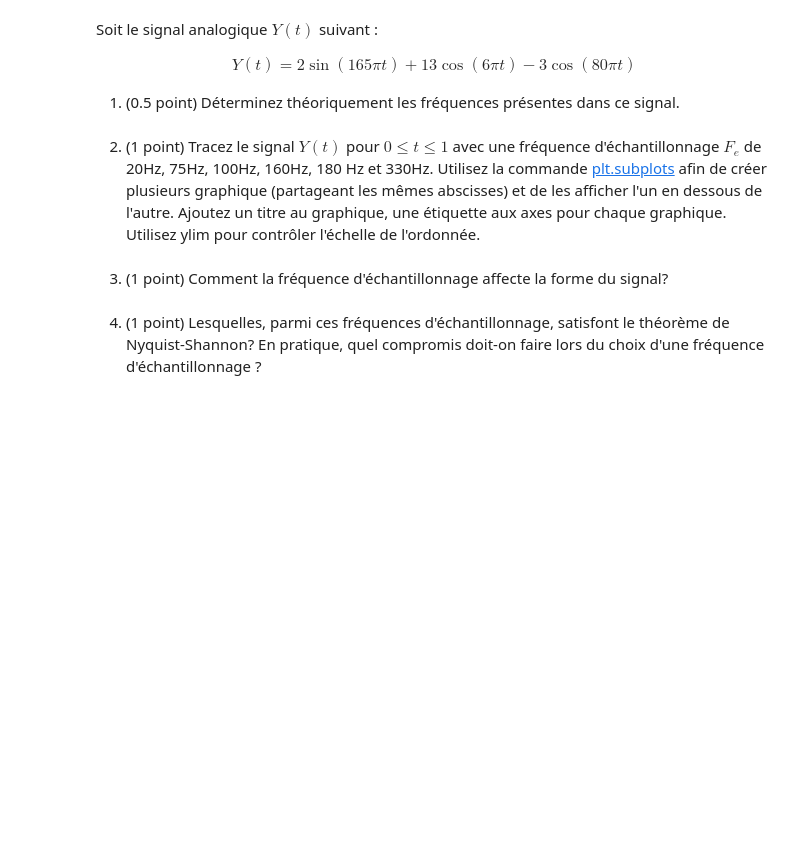
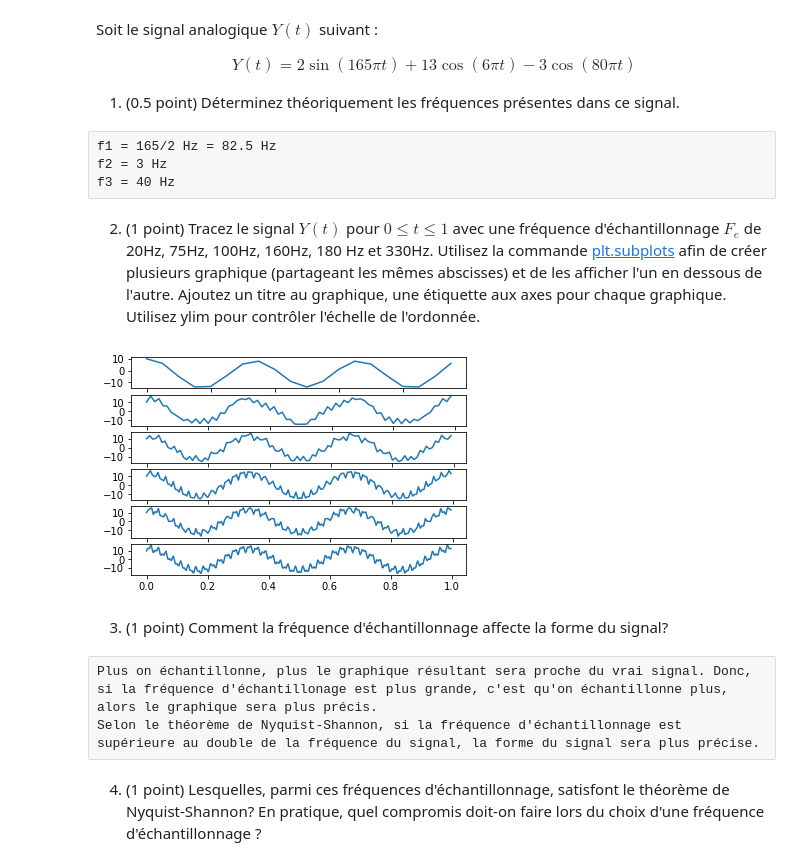
Before and after one commit to treque/imageprocessing, a Jupyter notebook: tp1/lab1_fr.ipynb, the cells around one changed output. Drawn from its saved outputs; the diff is of its cells as text; code cells hidden in the pictures; blank space fills up the shorter version.

```diff
--- a/tp1/lab1_fr.ipynb
+++ b/tp1/lab1_fr.ipynb
@@ -166,5 +166,9 @@ Y(t) = 2\sin( 165\pi t ) + 13\cos( 6\pi t ) - 3\cos( 80\pi t )
 \end{align}
 
 1. (0.5 point) Déterminez théoriquement les fréquences présentes dans ce signal.
+# %% [raw]
+f1 = 165/2 Hz = 82.5 Hz
+f2 = 3 Hz
+f3 = 40 Hz
 # %% [markdown]
 2. (1 point) Tracez le signal $Y(t)$ pour $0 \leq t \leq 1$ avec une fréquence d'échantillonnage $F_e$ de 20Hz, 75Hz, 100Hz, 160Hz, 180 Hz et 330Hz. Utilisez la commande [plt.subplots](https://matplotlib.org/api/_as_gen/matplotlib.pyplot.subplots.html) afin de créer plusieurs graphique (partageant les mêmes abscisses) et de les afficher l'un en dessous de l'autre. Ajoutez un titre au graphique, une étiquette aux axes pour chaque graphique. Utilisez ylim pour contrôler l'échelle de l'ordonnée.
@@ -173,4 +175,35 @@ Y(t) = 2\sin( 165\pi t ) + 13\cos( 6\pi t ) - 3\cos( 80\pi t )
+# %%
+## Code ##
+
+t1 = np.arange(0, 1, 1/20)
+t2 = np.arange(0, 1, 1/75)
+t3 = np.arange(0, 1, 1/100)
+t4 = np.arange(0, 1, 1/160)
+t5 = np.arange(0, 1, 1/180)
+t6 = np.arange(0, 1, 1/330)
+
+y1 = 2 * np.sin(165 * np.pi * t1) + 13 * np.cos(6 * np.pi * t1) - 3 * np.cos(80 * np.pi * t1)
+y2 = 2 * np.sin(165 * np.pi * t2) + 13 * np.cos(6 * np.pi * t2) - 3 * np.cos(80 * np.pi * t2)
+y3 = 2 * np.sin(165 * np.pi * t3) + 13 * np.cos(6 * np.pi * t3) - 3 * np.cos(80 * np.pi * t3)
+y4 = 2 * np.sin(165 * np.pi * t4) + 13 * np.cos(6 * np.pi * t4) - 3 * np.cos(80 * np.pi * t4)
+y5 = 2 * np.sin(165 * np.pi * t5) + 13 * np.cos(6 * np.pi * t5) - 3 * np.cos(80 * np.pi * t5)
+y6 = 2 * np.sin(165 * np.pi * t6) + 13 * np.cos(6 * np.pi * t6) - 3 * np.cos(80 * np.pi * t6)
+
+f, (ax1, ax2, ax3, ax4, ax5, ax6) = plt.subplots(6, 1)
+
+ax1.plot(t1, y1)
+ax2.plot(t2, y2)
+ax3.plot(t3, y3)
+ax4.plot(t4, y4)
+ax5.plot(t5, y5)
+ax6.plot(t6, y6)
+plt.show()
+# %% [output]
+[figure, added]
 # %% [markdown]
 3. (1 point) Comment la fréquence d'échantillonnage affecte la forme du signal?
+# %% [raw]
+Plus on échantillonne, plus le graphique résultant sera proche du vrai signal. Donc, si la fréquence d'échantillonage est plus grande, c'est qu'on échantillonne plus, alors le graphique sera plus précis.
+Selon le théorème de Nyquist-Shannon, si la fréquence d'échantillonnage est supérieure au double de la fréquence du signal, la forme du signal sera plus précise.
 # %% [markdown]
 4. (1 point) Lesquelles, parmi ces fréquences d'échantillonnage, satisfont le théorème de Nyquist-Shannon? En pratique, quel compromis doit-on faire lors du choix d'une fréquence d'échantillonnage ?
```
Also changed, not shown: parts of 20 cells of this notebook.
